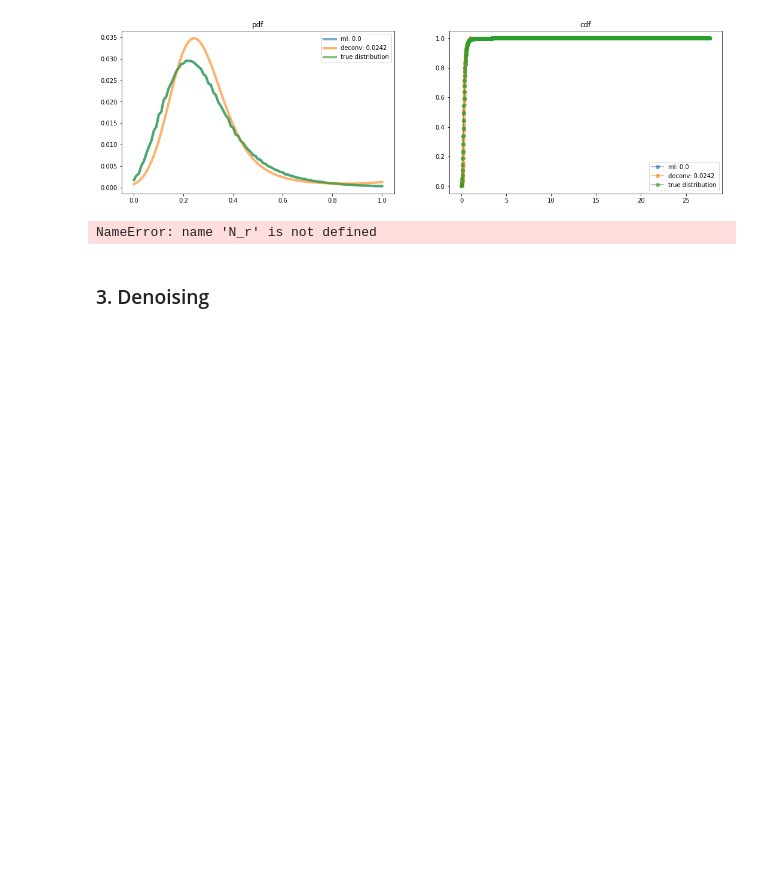
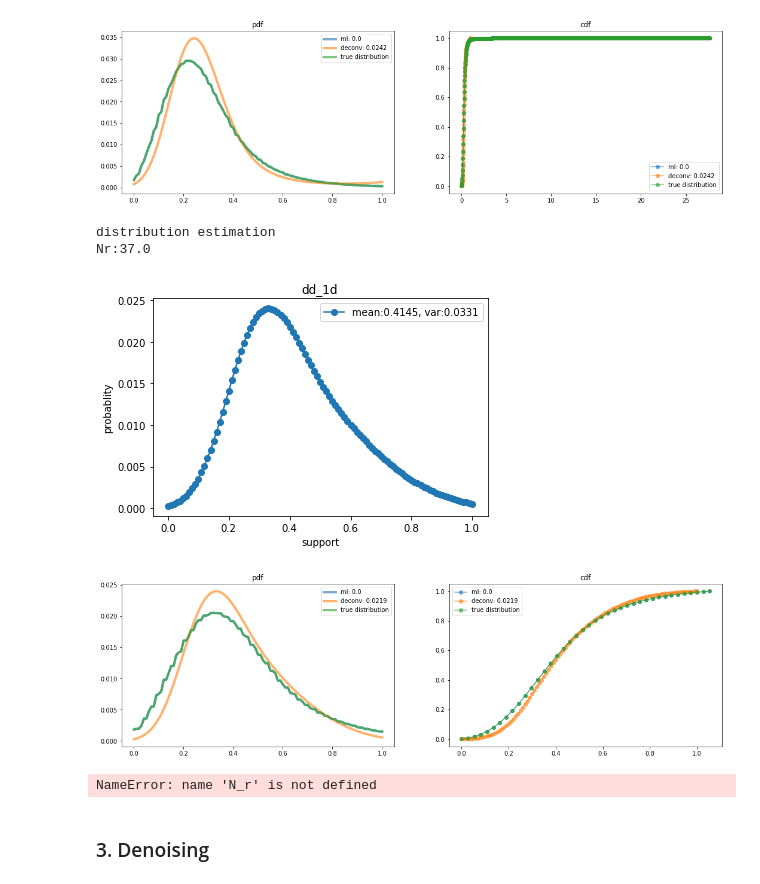
Before and after one commit to martinjzhang/single_cell_eb, a Jupyter notebook: unit_test.ipynb, the cells around one changed output. Drawn from its saved outputs; the diff is of its cells as text; code cells hidden in the pictures; blank space fills up the shorter version.

```diff
--- a/unit_test.ipynb
+++ b/unit_test.ipynb
@@ -113,7 +113,17 @@ distribution estimation
 Nr:55.0
 [figure]
 [figure]
-# %%
-N_r
-# %% [output]
-NameError: name 'N_r' is not defined
+# %%
+print('distribution estimation')
+p_hat,dd_info=dd_1d(X_Ftl1[X_Ftl1<40],noise='poi',N_r=None,verbose=True)
+p_hat_ml,ml_info=ml_1d(X_Ftl1[X_Ftl1<40])
+p = p_hat_ml
+data_info = ml_info
+data_info['noise'] = 'poi'
+_=plot_result_1d(p,p_hat,p_hat_ml,dd_info,ml_info,data_info)
+# _=plot_result_1d(p,p_hat,p_hat_ml,dd_info,ml_info,data_info)
+# %% [output]
+distribution estimation
+Nr:37.0
+[figure, added]
+[figure, added]
@@ -120,3 +139,7 @@ NameError: name 'N_r' is not defined
+# %%
+biometrika
+# %% [output]
+NameError: name 'N_r' is not defined
 # %% [markdown]
 ### 3. Denoising ###
 # %%
```
Also changed, not shown: parts of 2 cells of this notebook.
